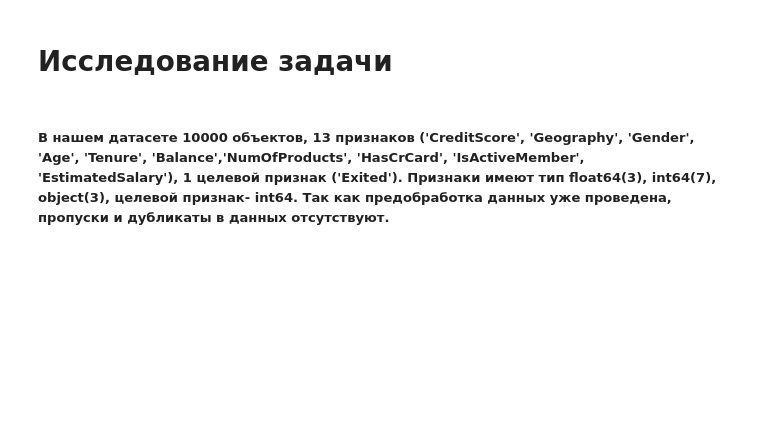
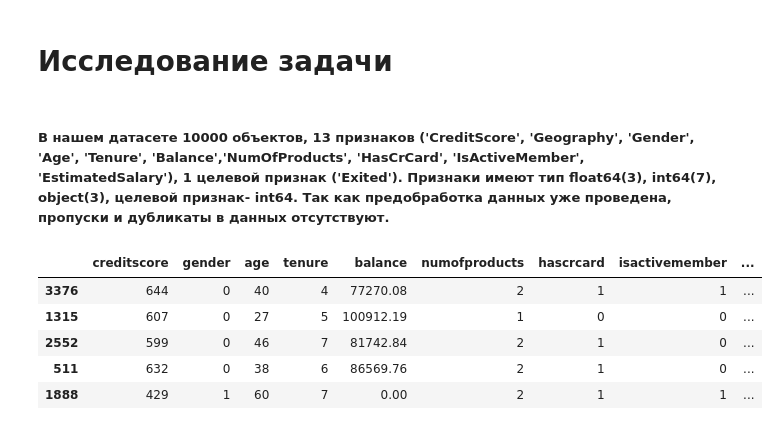
Before and after one commit to kelsinbek/CustomerChurn, a Jupyter notebook: courseProject.ipynb, the cells around one changed output. Drawn from its saved outputs; the diff is of its cells as text; code cells hidden in the pictures; blank space fills up the shorter version.

```diff
--- a/courseProject.ipynb
+++ b/courseProject.ipynb
@@ -487,3 +488,8 @@ features_train, features_valid_test, target_train, target_valid_test =  train_te
 features_valid, features_test, target_valid, target_test = train_test_split(features_valid_test, target_valid_test,
                                                                test_size=0.5, random_state=12345,
                                                                stratify=target_valid_test)
+# %%
+#Подготовим признаки для Логистической регресии:
+features_train_lr = features_train.drop(['geography'], axis=1)
+features_valid_lr = features_valid.drop(['geography'], axis=1)
+features_test_lr = features_test.drop(['geography'], axis=1)
@@ -489,0 +501,9 @@ features_valid, features_test, target_valid, target_test = train_test_split(feat
+# %%
+features_train_lr.head()
+# %% [output]
+|  | creditscore | gender | age | tenure | balance | numofproducts | hascrcard | isactivemember | ... |
+| 3376 | 644 | 0 | 40 | 4 | 77270.08 | 2 | 1 | 1 | ... |
+| 1315 | 607 | 0 | 27 | 5 | 100912.19 | 1 | 0 | 0 | ... |
+| 2552 | 599 | 0 | 46 | 7 | 81742.84 | 2 | 1 | 0 | ... |
+| 511 | 632 | 0 | 38 | 6 | 86569.76 | 2 | 1 | 0 | ... |
+| 1888 | 429 | 1 | 60 | 7 | 0.00 | 2 | 1 | 1 | ... |
```
Also changed, not shown: parts of 68 cells of this notebook, 1 other file.
